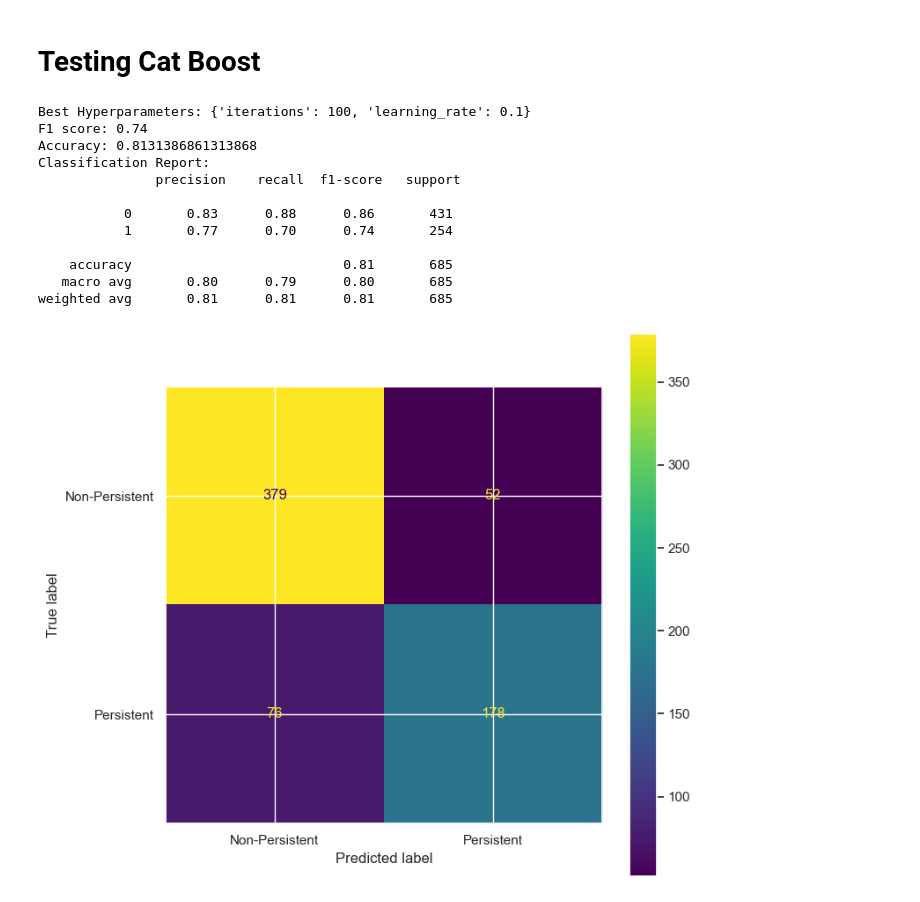
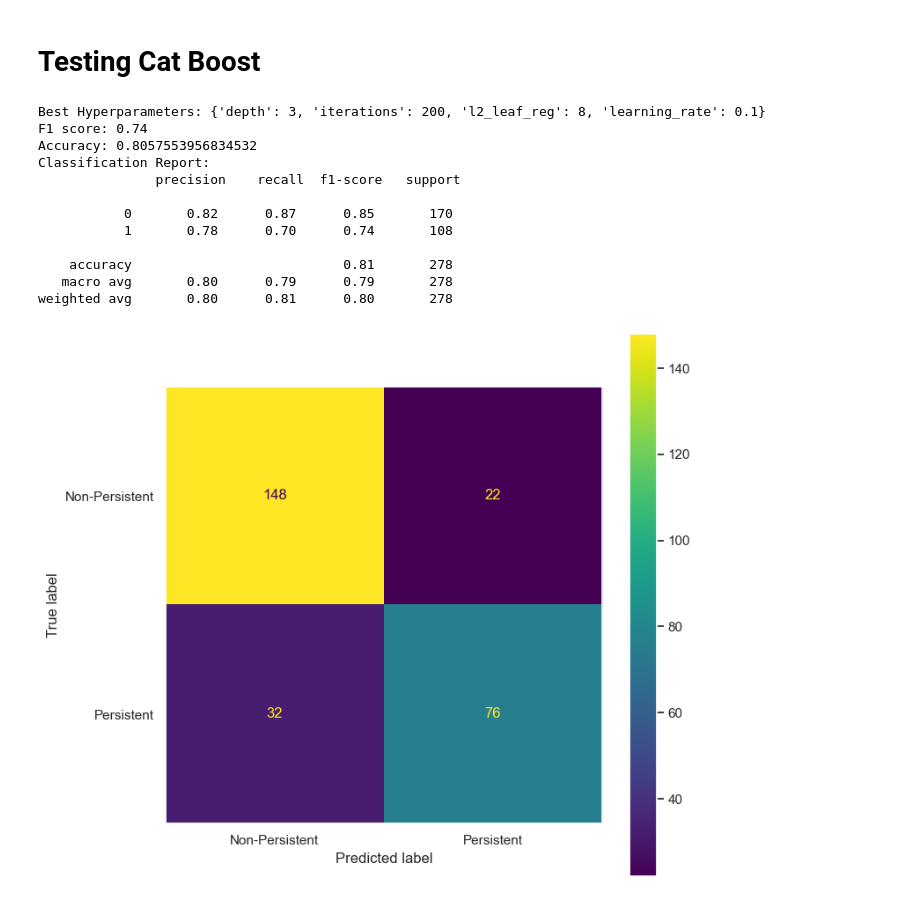
Before and after one commit to shezkh/Healthcare-Project, a Jupyter notebook: src/Healthcare_final.ipynb, the cells around one changed output. Drawn from its saved outputs; the diff is of its cells as text; code cells hidden in the pictures.

```diff
--- a/src/Healthcare_final.ipynb
+++ b/src/Healthcare_final.ipynb
@@ -1149,6 +1191,8 @@ df = drug_df.drop(labels=["ptid", "gender", "race", "ethnicity", "ntm_speciality
                      "risk_untreated_chronic_hypogonadism", "risk_untreated_early_menopause", "risk_patient_parent_fractured_their_hip",
                      "risk_chronic_liver_disease", "risk_low_calcium_intake", "risk_poor_health_frailty", "risk_excessive_thinness",
                      "risk_hysterectomy_oophorectomy", "risk_estrogen_deficiency", "risk_immobilization", "risk_recurring_falls",
+                     'frag_frac_prior_ntm',  'frag_frac_during_rx', 'risk_segment_prior_ntm', 'tscore_bucket_prior_ntm',
+                     'risk_segment_during_rx', 'tscore_bucket_during_rx', 'change_t_score', 'change_risk_segment',
                      "dexa_freq_during_rx"], axis=1)
 df.info()
 # %% [output]
@@ -1186,7 +1230,9 @@ for col in categorical_columns:
 # %%
 from sklearn.model_selection import train_test_split
 X, y = df.drop(["persistency_flag"], axis=1), df["persistency_flag"]
-X_train, X_test, y_train, y_test = train_test_split(X, y, test_size=0.2, random_state=42, shuffle=True)
+X_train, X_test, y_train, y_test = train_test_split(X, y, test_size=0.1, random_state=42, shuffle=True)
+# %%
+X_train, X_val, y_train, y_val = train_test_split(X_train, y_train, test_size=0.1, random_state=42, shuffle=True)
 # %% [markdown]
 # Testing Logistic Regression
 # %%
@@ -1395,14 +1429,11 @@ weighted avg       0.79      0.79      0.79       685
 # %% [markdown]
 # Testing Cat Boost
 # %%
-from catboost import CatBoostClassifier
-from sklearn.model_selection import GridSearchCV
-from sklearn.metrics import make_scorer, accuracy_score, confusion_matrix, ConfusionMatrixDisplay, classification_report, f1_score
-import matplotlib.pyplot as plt
-
 param_grid = {
-    'iterations': [100, 200, 300],
-    'learning_rate': [0.001, 0.01, 0.1]
+    'iterations': [50, 100, 200],
+    'learning_rate': [0.001, 0.01, 0.1],
+    'depth': [2, 3],
+    'l2_leaf_reg': [4, 6, 8]
 }
 model = CatBoostClassifier(verbose=False)
 
@@ -1412,50 +1443,51 @@ grid_search = GridSearchCV(model, param_grid, cv=5, scoring=f1_scorer)
 grid_search.fit(X_train, y_train)
 
 # Get the best hyperparameters
 best_params = grid_search.best_params_
 print("Best Hyperparameters:", best_params)
 
-# Train a Logistic Regression model with the best hyperparameters
-best_model = CatBoostClassifier(**best_params, verbose=False)
-best_model.fit(X_train, y_train)
+# Train a Catboost model with the best hyperparameters
+cb_model = CatBoostClassifier(**best_params, verbose=False)
+cb_model.fit(X_train, y_train)
 
 # Predict on the test set using the best model
-y_pred = best_model.predict(X_test)
+y_pred = cb_model.predict(X_val)
 
 # Evaluate accuracy
-f1_score_ = f1_score(y_test, y_pred)
+f1_score_ = f1_score(y_val, y_pred)
 print(f"F1 score: {f1_score_:.2f}")
-accuracy = accuracy_score(y_test, y_pred)
+accuracy = accuracy_score(y_val, y_pred)
 print("Accuracy:",accuracy)
 
 # Display classification report
-print("Classification Report:\n", classification_report(y_test, y_pred))
+print("Classification Report:\n", classification_report(y_val, y_pred))
 
-conf_matrix = confusion_matrix(y_test, y_pred)
+conf_matrix = confusion_matrix(y_val, y_pred)
 
 # Print the confusion matrix
 cm_display = ConfusionMatrixDisplay(confusion_matrix=conf_matrix, display_labels=["Non-Persistent", "Persistent"])
 
 cm_display.plot()
+plt.grid(False)
 plt.show()
 
 # Creating a dictionary that stores f1 score and accuracy for each model
-precision, recall, f1, support = precision_recall_fscore_support(y_test, y_pred, average=None)
+precision, recall, f1, support = precision_recall_fscore_support(y_val, y_pred, average=None)
 f1 = np.round(f1,2)
-metric['Cat Boost'] = {'F1_P': f1[0],
-                                 'F1_NP': f1[1],
-                                 'Accuracy': np.round(accuracy,2)}
+metric['Cat Boost'] = {'F1_NP': f1[0],
+                       'F1_P': f1[1],
+                       'Accuracy': np.round(accuracy,2)}
 # %% [output]
-Best Hyperparameters: {'iterations': 100, 'learning_rate': 0.1}
+Best Hyperparameters: {'depth': 3, 'iterations': 200, 'l2_leaf_reg': 8, 'learning_rate': 0.1}
 F1 score: 0.74
-Accuracy: 0.8131386861313868
+Accuracy: 0.8057553956834532
 Classification Report:
                precision    recall  f1-score   support
 
-           0       0.83      0.88      0.86       431
-           1       0.77      0.70      0.74       254
+           0       0.82      0.87      0.85       170
+           1       0.78      0.70      0.74       108
 
-    accuracy                           0.81       685
-   macro avg       0.80      0.79      0.80       685
-weighted avg       0.81      0.81      0.81       685
+    accuracy                           0.81       278
+   macro avg       0.80      0.79      0.79       278
+weighted avg       0.80      0.81      0.80       278
-[figure, old version]
+[figure, new version]
```
Also changed, not shown: parts of 18 cells of this notebook.
